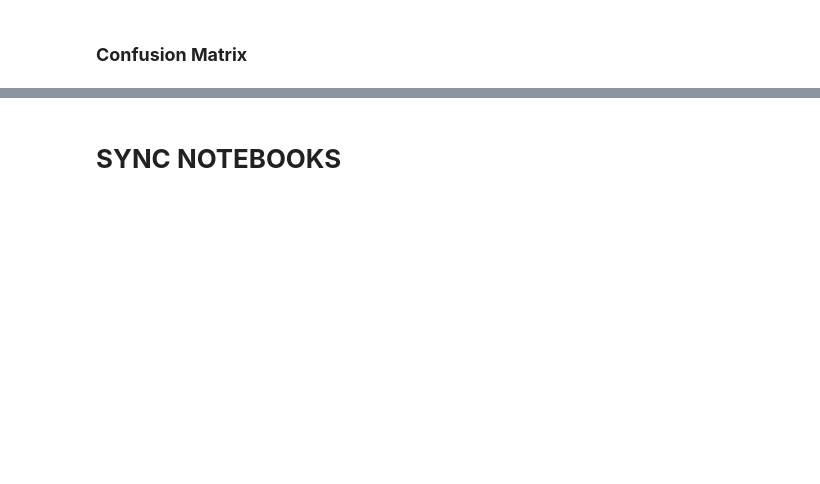
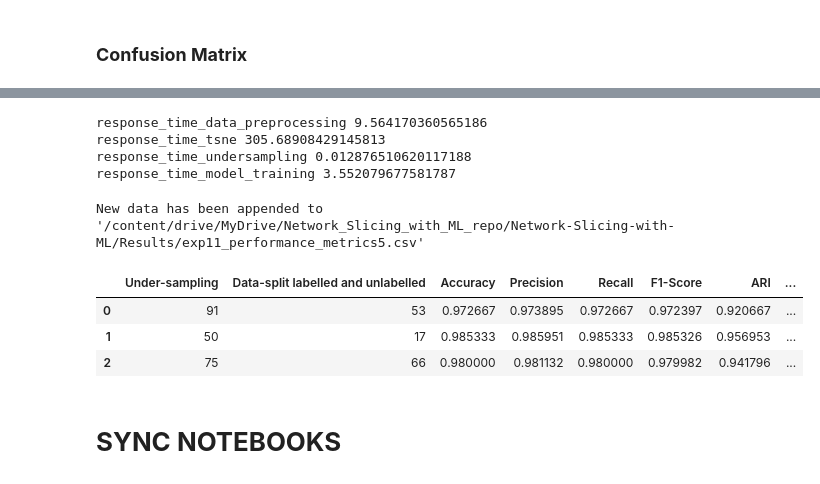
Before and after one commit to sujeshpadhi91/Network-Slicing-with-ML, a Jupyter notebook: Notebooks/Exp11 - NSI_SSL_undersampling_tsne_Data_Imputation.ipynb, the cells around one changed output, grey strips where cells are left out. Cells and saved outputs as stored; diff of their text form; code cells hidden in the pictures; blank space fills up the shorter version.

```diff
--- a/Notebooks/Exp11 - NSI_SSL_undersampling_tsne_Data_Imputation.ipynb
+++ b/Notebooks/Exp11 - NSI_SSL_undersampling_tsne_Data_Imputation.ipynb
@@ -860,3 +1300,20 @@ print("F1-score", f1_score(actual_label, predicted_label, average='weighted'))
+# %%
+response_time_data_preprocessing = end_time_data_preprocessing - start_time_data_preprocessing
+print("response_time_data_preprocessing", response_time_data_preprocessing)
+
+response_time_tsne = end_time_tsne - start_time_tsne
+print("response_time_tsne", response_time_tsne)
+
+response_time_undersampling = end_time_undersampling - start_time_undersampling
+print("response_time_undersampling", response_time_undersampling)
+
+response_time_model_training = end_time_model_training - start_time_model_training
+print("response_time_model_training", response_time_model_training)
+# %% [output]
+response_time_data_preprocessing 9.564170360565186
+response_time_tsne 305.68908429145813
+response_time_undersampling 0.012876510620117188
+response_time_model_training 3.552079677581787
 # %%
 # # Calculate the Silhouette Score
 # silhouette_score_test = silhouette_score(X_test, predicted_label)
@@ -878,3 +1329,48 @@ print("Adjusted Rand Index for Testing(Labelled) Data:", ar_index_test)
+# %%
+import pandas as pd
+import os
+
+# Data for the new row
+new_data = {
+    "Under-sampling": a,
+     "Data-split labelled and unlabelled": b1,
+     "Accuracy": accuracy,
+     "Precision": precision,
+     "Recall": recall,
+     "F1-Score": f1score,
+     "ARI": ar_index_test,
+     "response_time_data_preprocessing": response_time_data_preprocessing,
+     "response_time_tsne": response_time_tsne,
+     "response_time_undersampling": response_time_undersampling,
+     "response_time_model_training": response_time_model_training
+}
+
+
+# Convert to DataFrame
+df_new = pd.DataFrame([new_data])
+
+# File path
+file_path = "/content/drive/MyDrive/Network_Slicing_with_ML_repo/Network-Slicing-with-ML/Results/exp11_performance_metrics5.csv"
+
+# Check if the file exists
+if os.path.exists(file_path):
+    # Append new data to the existing CSV file
+    df_new.to_csv(file_path, mode='a', header=False, index=False)
+else:
+    # Write a new CSV file with the new data
+    df_new.to_csv(file_path, mode='w', header=True, index=False)
+
+print(f"New data has been appended to '{file_path}'")
+# %% [output]
+New data has been appended to '/content/drive/MyDrive/Network_Slicing_with_ML_repo/Network-Slicing-with-ML/Results/exp11_performance_metrics5.csv'
+# %%
+data_check = pd.read_csv('/content/drive/MyDrive/Network_Slicing_with_ML_repo/Network-Slicing-with-ML/Results/exp11_performance_metrics5.csv')
+data_check
+# %% [output]
+|  | Under-sampling | Data-split labelled and unlabelled | Accuracy | Precision | Recall | F1-Score | ARI | ... |
+| 0 | 91 | 53 | 0.972667 | 0.973895 | 0.972667 | 0.972397 | 0.920667 | ... |
+| 1 | 50 | 17 | 0.985333 | 0.985951 | 0.985333 | 0.985326 | 0.956953 | ... |
+| 2 | 75 | 66 | 0.980000 | 0.981132 | 0.980000 | 0.979982 | 0.941796 | ... |
 # %% [markdown]
 # **SYNC NOTEBOOKS**
 # %%
```
Also changed, not shown: parts of 61 cells of this notebook, 6 other files.
